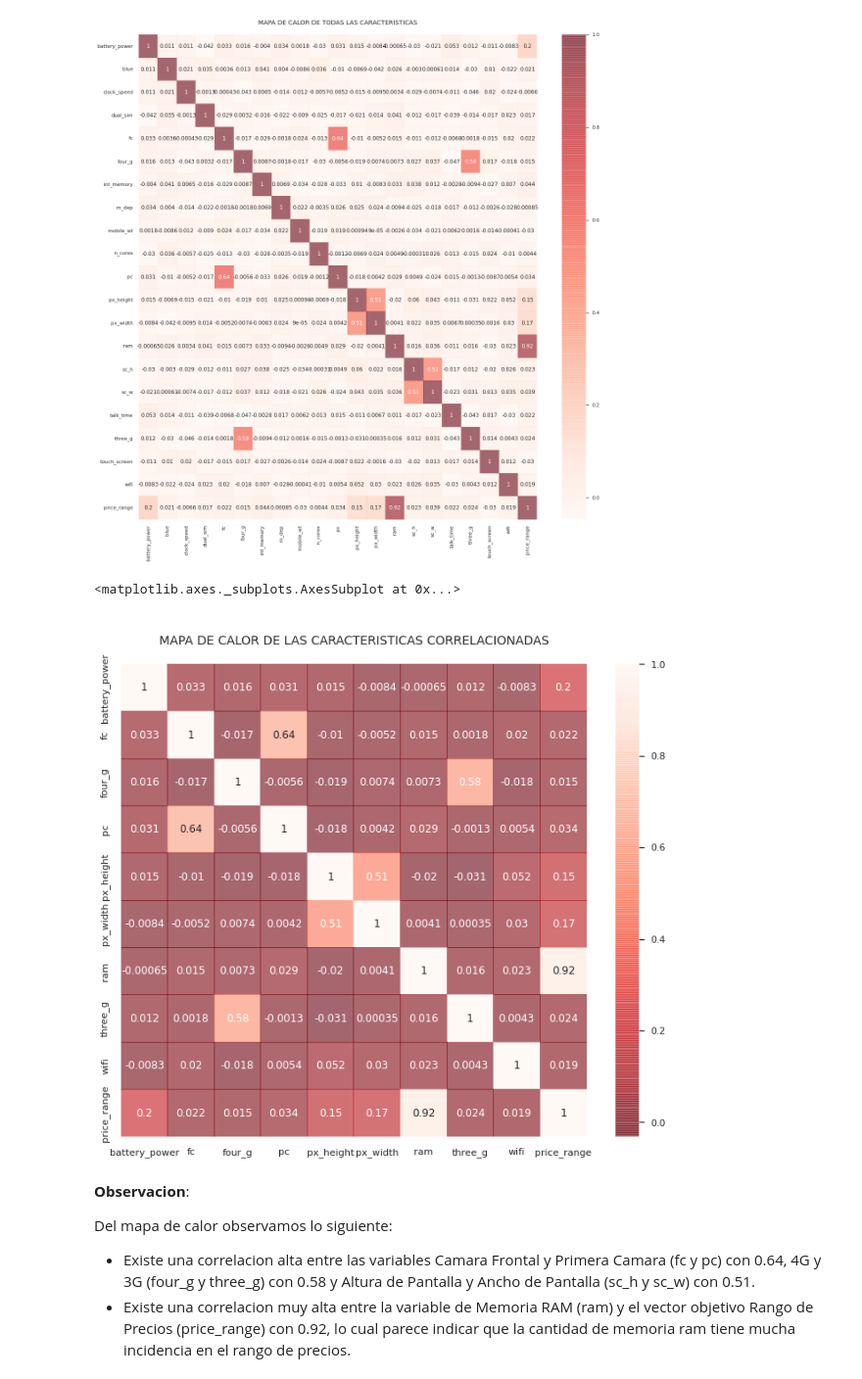
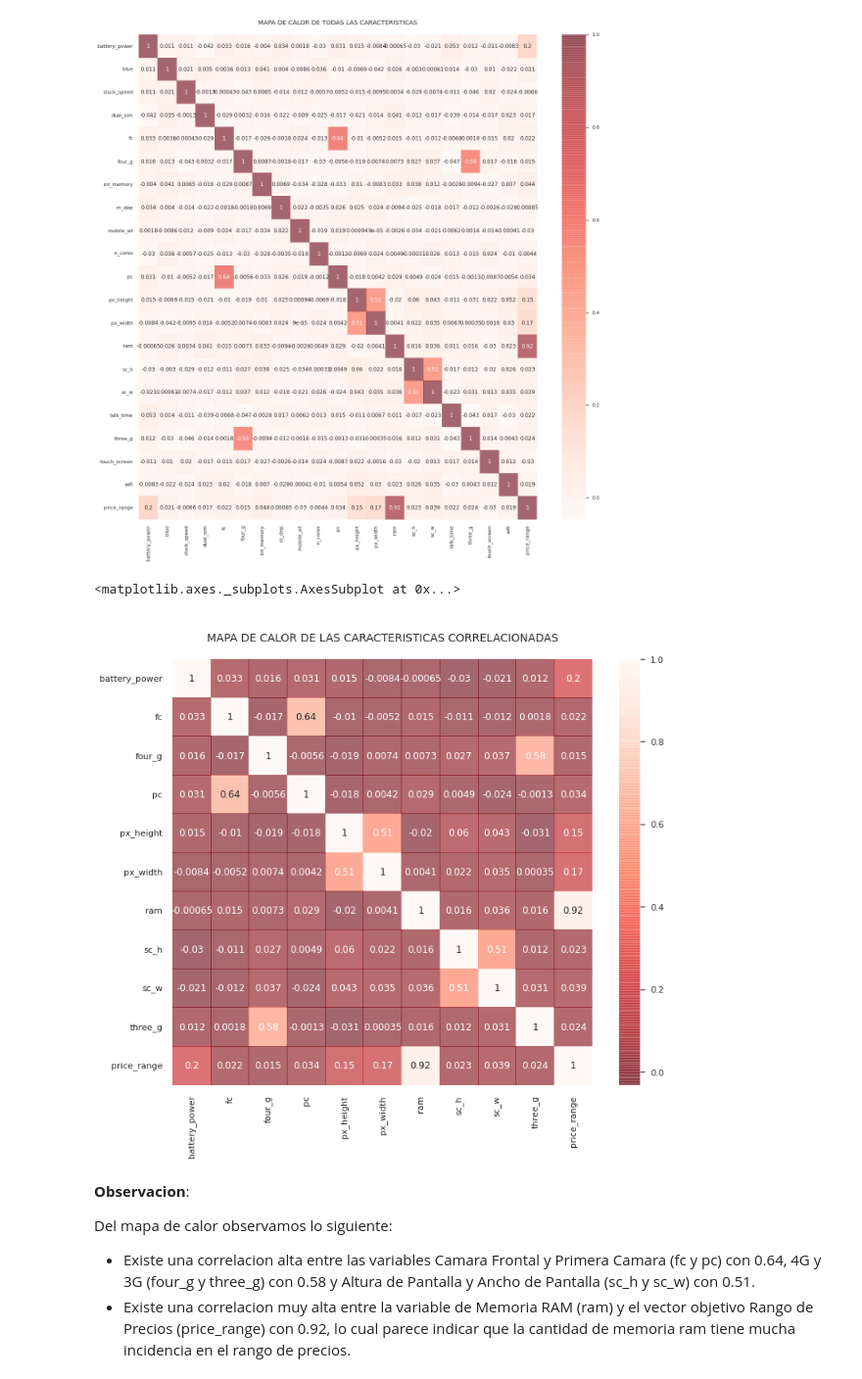
Before and after one commit to jcpalaciosb/Clasificacion_de_Precios, a Jupyter notebook: Mobile_Price_Classification_P3.ipynb, the cells around one changed output. Shown at 98% size. Cells and saved outputs as stored; diff of their text form; code cells hidden in the pictures.

```diff
--- a/Mobile_Price_Classification_P3.ipynb
+++ b/Mobile_Price_Classification_P3.ipynb
@@ -350,15 +350,15 @@ sns.heatmap(corr, cmap = 'Reds', annot = True, alpha=0.6)
 [figure]
 # %%
 # Mapa de calor de la correlacion de las caracteristicas reducido a relevantes
-df.drop(columns=["blue", "clock_speed", "dual_sim", "int_memory", "m_dep", "mobile_wt", "n_cores", "sc_h", "sc_w", "talk_time", "touch_screen"], axis=1, inplace=True)
+df.drop(columns=["blue", "clock_speed", "dual_sim", "int_memory", "m_dep", "mobile_wt", "n_cores", "talk_time", "touch_screen", "wifi"], axis=1, inplace=True)
 corr = df.corr()
 sns.set(rc = {'figure.figsize':(12,10)})
 sns.set_theme(style="whitegrid")
 plt.title("\nMAPA DE CALOR DE LAS CARACTERISTICAS CORRELACIONADAS"+"\n", fontsize = 14)
 sns.heatmap(corr, cmap = 'Reds_r', annot = True, alpha=0.6)
 # %% [output]
 <matplotlib.axes._subplots.AxesSubplot at 0x...>
-[figure, old version]
+[figure, new version]
 # %% [markdown]
 **Observacion**:
 
```
Also changed, not shown: parts of 4 cells of this notebook.
